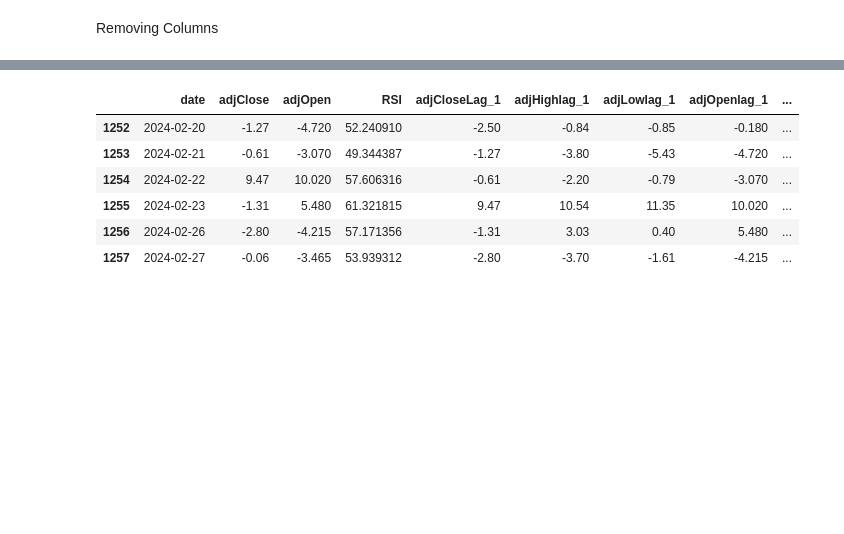
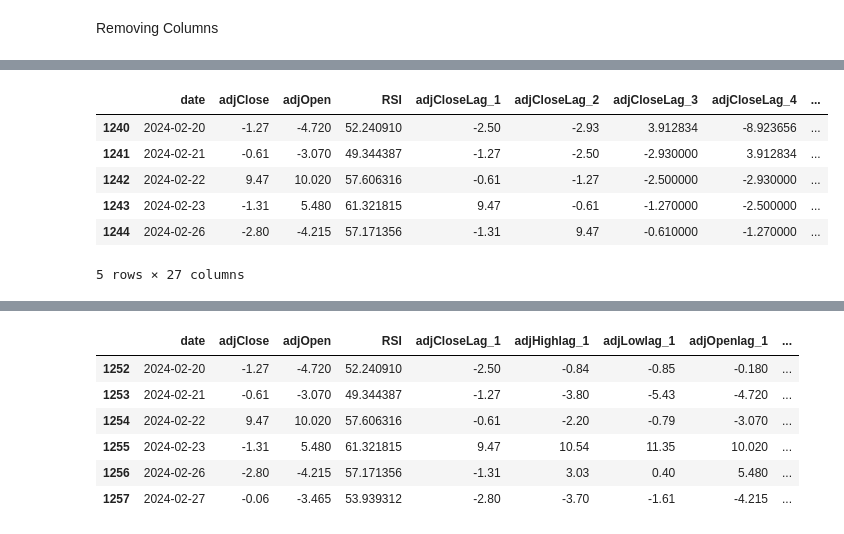
Before and after one commit to jdolinsky/project_4, a Jupyter notebook: pycaret_model.ipynb, the cells around one changed output, grey strips where cells are left out. Cells and saved outputs as stored; diff of their text form; code cells hidden in the pictures; blank space fills up the shorter version.

```diff
--- a/pycaret_model.ipynb
+++ b/pycaret_model.ipynb
@@ -424 +340,11 @@ Transformation Pipeline and Model Successfully Saved
+# %%
+predictions.tail(5)
+# %% [output]
+|  | date | adjClose | adjOpen | RSI | adjCloseLag_1 | adjCloseLag_2 | adjCloseLag_3 | adjCloseLag_4 | ... |
+| 1240 | 2024-02-20 | -1.27 | -4.720 | 52.240910 | -2.50 | -2.93 | 3.912834 | -8.923656 | ... |
+| 1241 | 2024-02-21 | -0.61 | -3.070 | 49.344387 | -1.27 | -2.50 | -2.930000 | 3.912834 | ... |
+| 1242 | 2024-02-22 | 9.47 | 10.020 | 57.606316 | -0.61 | -1.27 | -2.500000 | -2.930000 | ... |
+| 1243 | 2024-02-23 | -1.31 | 5.480 | 61.321815 | 9.47 | -0.61 | -1.270000 | -2.500000 | ... |
+| 1244 | 2024-02-26 | -2.80 | -4.215 | 57.171356 | -1.31 | 9.47 | -0.610000 | -1.270000 | ... |
+5 rows × 27 columns
 # %%
```
Also changed, not shown: parts of 25 cells of this notebook, 7 other files.
